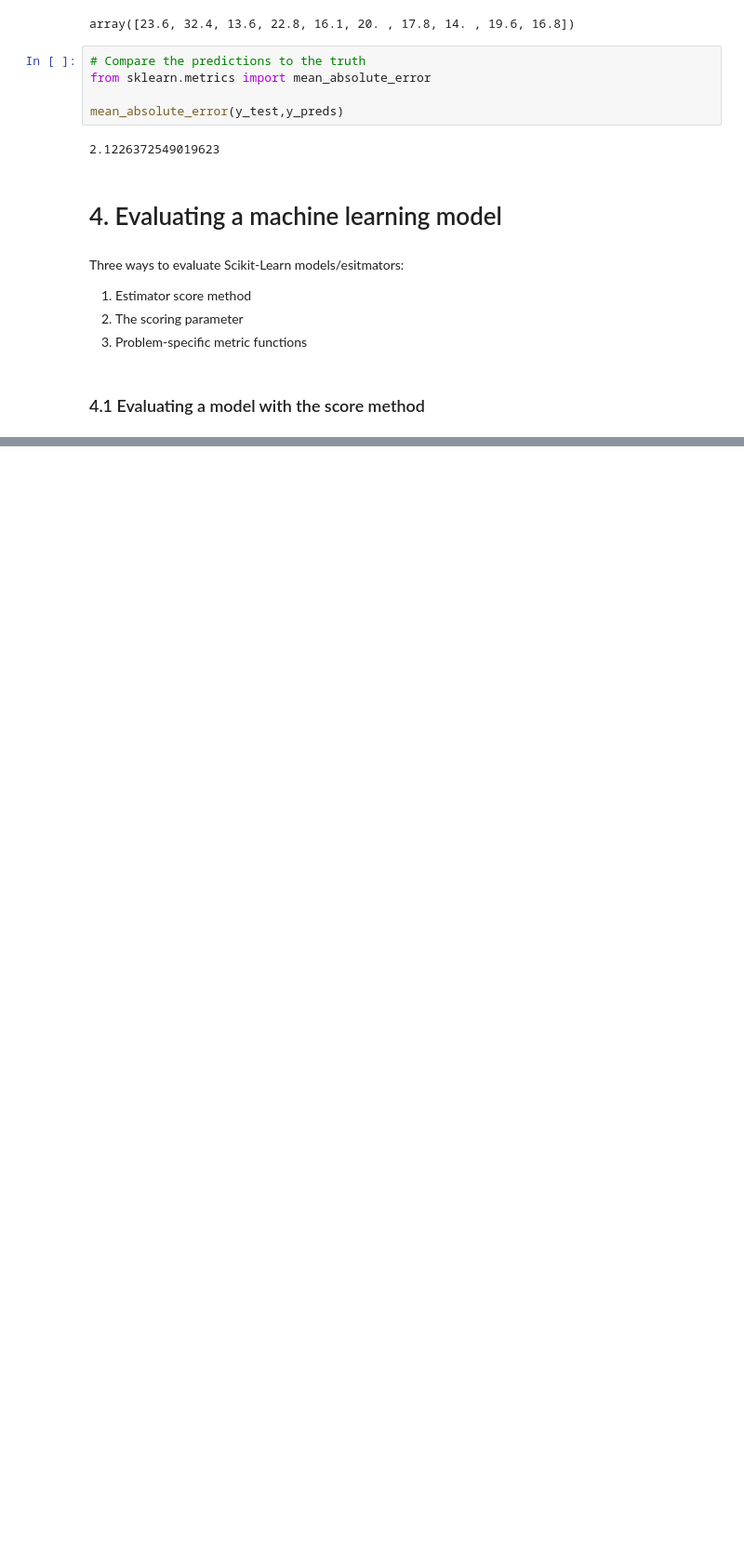
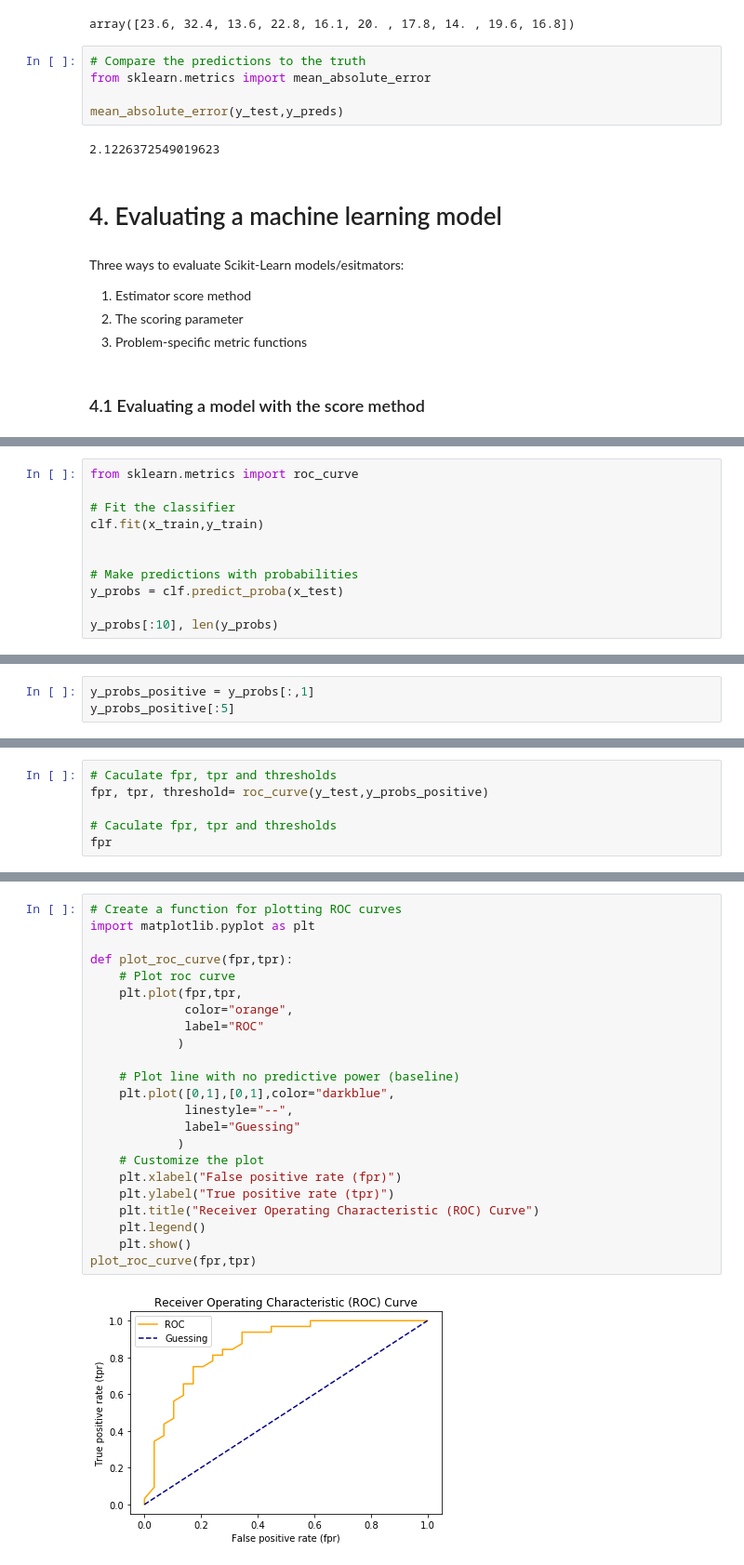
Before and after one commit to madhuwantha/Machine-Learning-Course, a Jupyter notebook: Introduction to Scikit-Learn.ipynb, the cells around one changed output, grey strips where cells are left out. Shown: that part at 93% size. Drawn from its saved outputs; the diff is of its cells as text; blank space fills up the shorter version.

Commit message:
Classification model evaluation metrics

```diff
--- a/Introduction to Scikit-Learn.ipynb
+++ b/Introduction to Scikit-Learn.ipynb
@@ -769,0 +953,11 @@ Three ways to evaluate Scikit-Learn models/esitmators:
+# %%
+from sklearn.metrics import roc_curve
+
+# Fit the classifier
+clf.fit(x_train,y_train)
+
+
+# Make predictions with probabilities
+y_probs = clf.predict_proba(x_test)
+
+y_probs[:10], len(y_probs)
@@ -769,0 +976,3 @@ Three ways to evaluate Scikit-Learn models/esitmators:
+# %%
+y_probs_positive = y_probs[:,1]
+y_probs_positive[:5]
@@ -769,0 +994,6 @@ Three ways to evaluate Scikit-Learn models/esitmators:
+# %%
+# Caculate fpr, tpr and thresholds
+fpr, tpr, threshold= roc_curve(y_test,y_probs_positive)
+
+# Caculate fpr, tpr and thresholds
+fpr
@@ -769,0 +1008,25 @@ Three ways to evaluate Scikit-Learn models/esitmators:
+# %%
+# Create a function for plotting ROC curves
+import matplotlib.pyplot as plt
+
+def plot_roc_curve(fpr,tpr):
+    # Plot roc curve
+    plt.plot(fpr,tpr,
+             color="orange",
+             label="ROC"
+            )
+
+    # Plot line with no predictive power (baseline)
+    plt.plot([0,1],[0,1],color="darkblue",
+             linestyle="--",
+             label="Guessing"
+            )
+    # Customize the plot
+    plt.xlabel("False positive rate (fpr)")
+    plt.ylabel("True positive rate (tpr)")
+    plt.title("Receiver Operating Characteristic (ROC) Curve")
+    plt.legend()
+    plt.show()
+plot_roc_curve(fpr,tpr)
+# %% [output]
+[figure, added]
```
Also changed, not shown: parts of 38 cells of this notebook, 3 other files.
